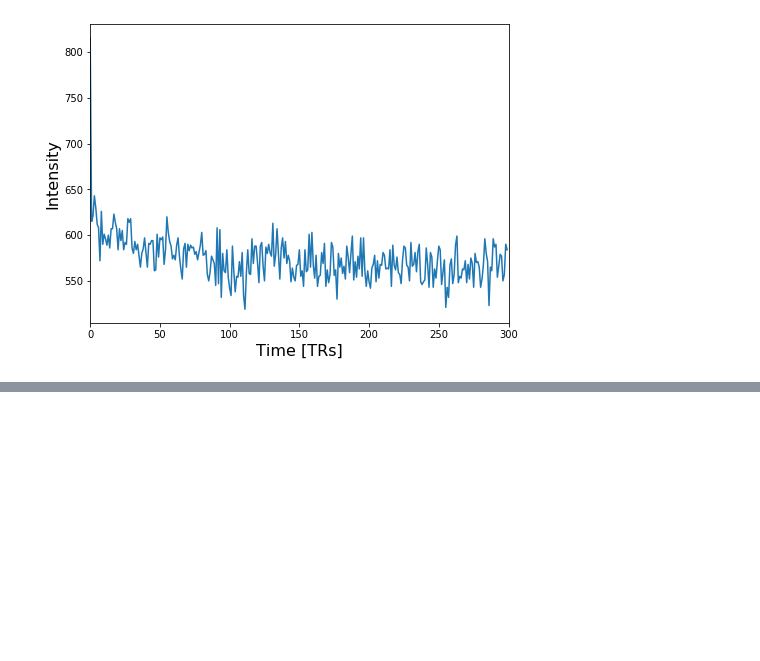
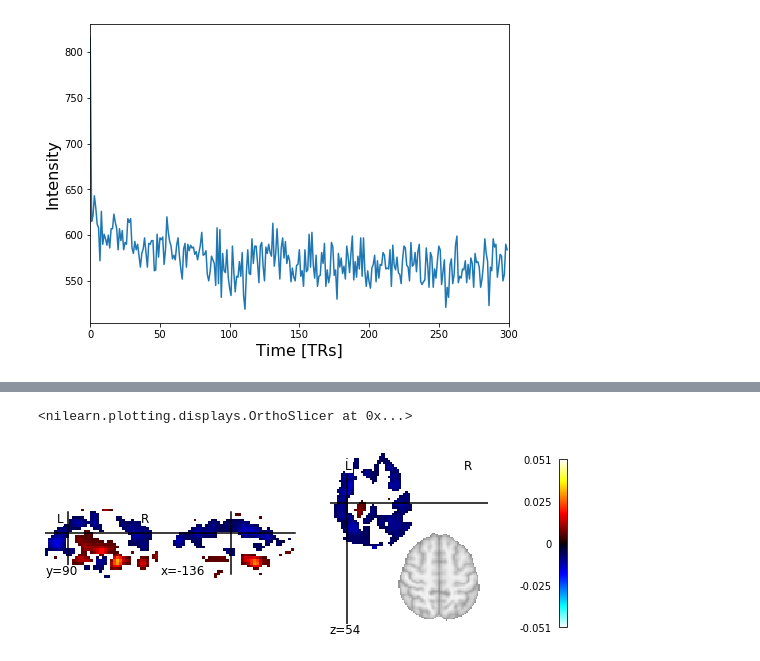
Before and after one commit to DCalhas/eeg_to_fmri, a Jupyter notebook: src/notebooks/reading_fmri.ipynb, the cells around one changed output, grey strips where cells are left out. Saved outputs shown, nothing was run; the diff lists cells and outputs as text; code cells hidden in the pictures; blank space fills up the shorter version.

```diff
--- a/src/notebooks/reading_fmri.ipynb
+++ b/src/notebooks/reading_fmri.ipynb
@@ -34,3 +34,26 @@ plt.subplots_adjust(bottom=.12, top=.95, right=.95, left=.12)
 plt.show()
 # %% [output]
 [figure]
+# %%
+import nilearn.image as image
+
+fmri_original = image.load_img(complete_path)
+
+fmri_img = image.smooth_img(fmri_original, fwhm=6)
+
+# First, compute the voxel-wise mean of smooth EPI image (first argument) using
+# image processing module `image`
+mean_img = image.mean_img(fmri_img)
+# %%
+from nilearn.decomposition import CanICA
+
+canica = CanICA(n_components=20, smoothing_fwhm=6.,
+                memory="nilearn_cache", memory_level=2,
+                threshold=3., verbose=10, random_state=0)
+canica.fit(fmri_img)
+
+# Retrieve the independent components in brain space. Directly
+# accesible through attribute `components_img_`. Note that this
+# attribute is implemented from version 0.4.1. For older versions,
+# see note section above for details.
+components_img = canica.components_img_
@@ -36,0 +141,5 @@ plt.show()
+# %%
+plot_stat_map(image.index_img(components_img, 4))
+# %% [output]
+<nilearn.plotting.displays.OrthoSlicer at 0x...>
+[figure, added]
```
Also changed, not shown: parts of 10 cells of this notebook.
